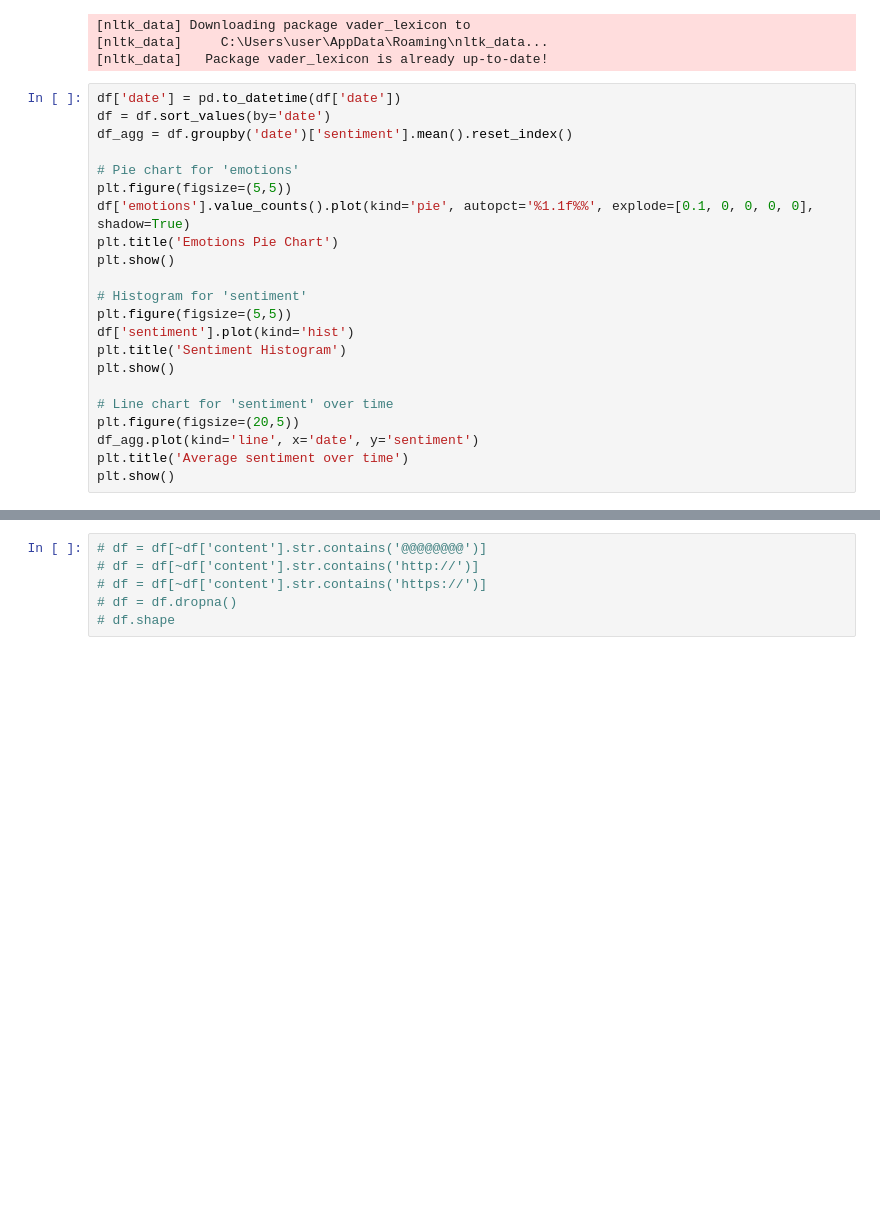
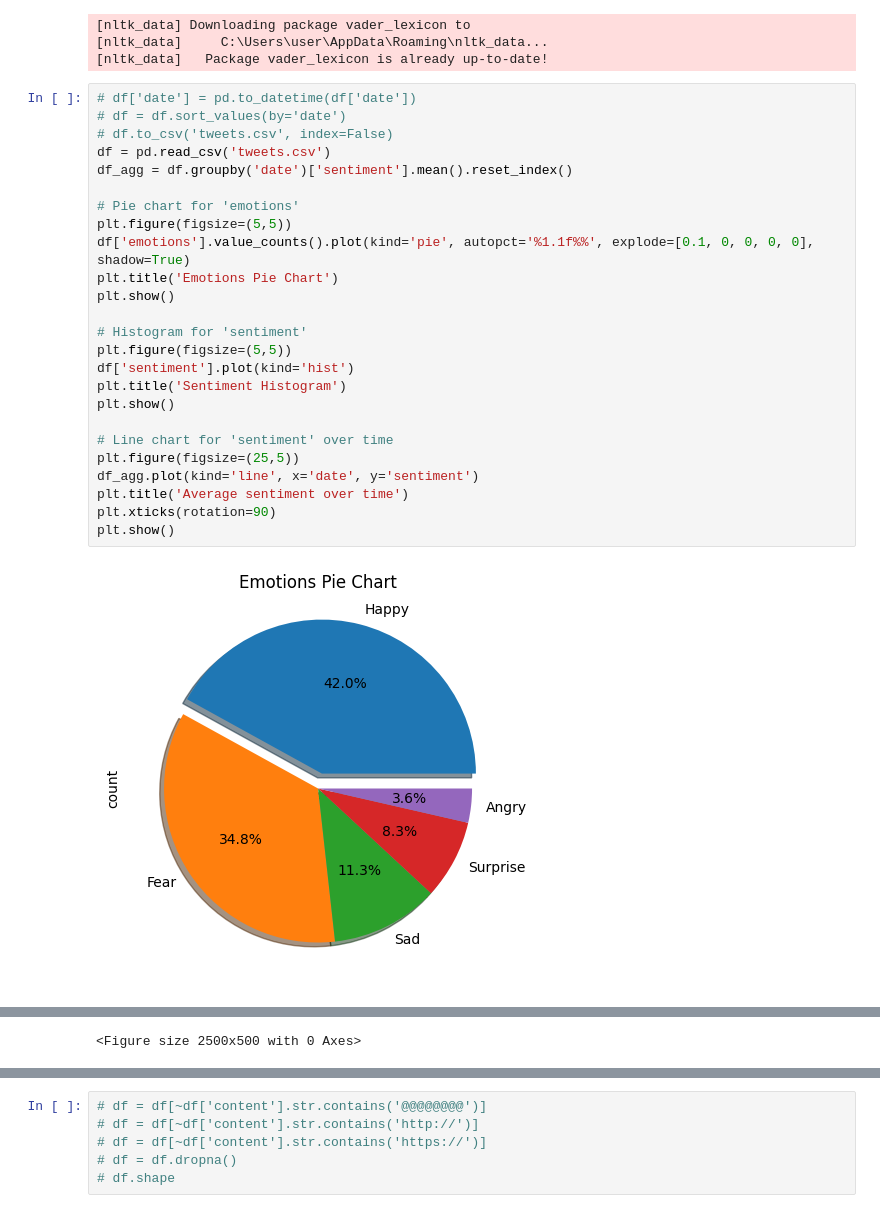
Before and after one commit to Karol-Wisniewski/ComputationalIntelligence, a Jupyter notebook: Project-SN/Main.ipynb, the cells around one changed output, grey strips where cells are left out. Cells and saved outputs as stored; diff of their text form; blank space fills up the shorter version.

```diff
--- a/Project-SN/Main.ipynb
+++ b/Project-SN/Main.ipynb
@@ -69,25 +86,29 @@ df['emotions'] = df['emotions'].apply(lambda x: max(x, key=x.get))
 [nltk_data]     C:\Users\user\AppData\Roaming\nltk_data...
 [nltk_data]   Package vader_lexicon is already up-to-date!
 # %%
-df['date'] = pd.to_datetime(df['date'])
-df = df.sort_values(by='date')
+# df['date'] = pd.to_datetime(df['date'])
+# df = df.sort_values(by='date')
+# df.to_csv('tweets.csv', index=False)
+df = pd.read_csv('tweets.csv')
 df_agg = df.groupby('date')['sentiment'].mean().reset_index()
 
 # Pie chart for 'emotions'
 plt.figure(figsize=(5,5))
 df['emotions'].value_counts().plot(kind='pie', autopct='%1.1f%%', explode=[0.1, 0, 0, 0, 0], shadow=True)
 plt.title('Emotions Pie Chart')
 plt.show()
 
 # Histogram for 'sentiment'
 plt.figure(figsize=(5,5))
 df['sentiment'].plot(kind='hist')
 plt.title('Sentiment Histogram')
 plt.show()
 
 # Line chart for 'sentiment' over time
-plt.figure(figsize=(20,5))
+plt.figure(figsize=(25,5))
 df_agg.plot(kind='line', x='date', y='sentiment')
 plt.title('Average sentiment over time')
+plt.xticks(rotation=90)
 plt.show()
 # %% [output]
+[figure, added]
@@ -94,0 +120 @@ KeyError: 'Column not found: sentiment'
+<Figure size 2500x500 with 0 Axes>
```
Also changed, not shown: parts of 5 cells of this notebook, 1 other file.
